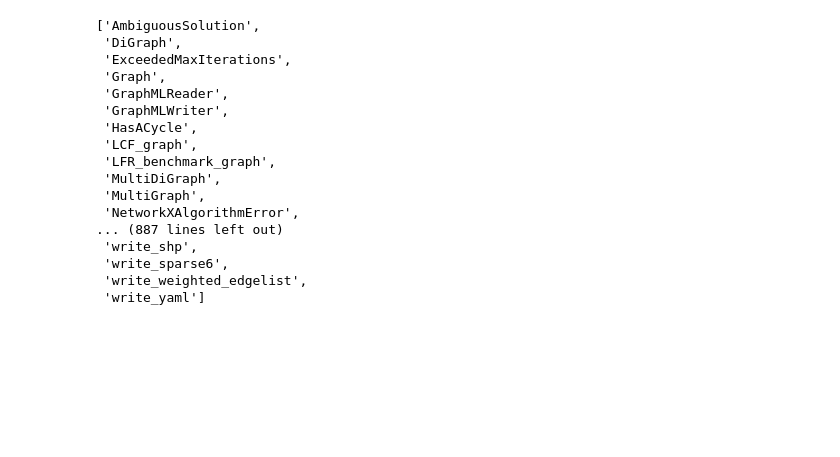
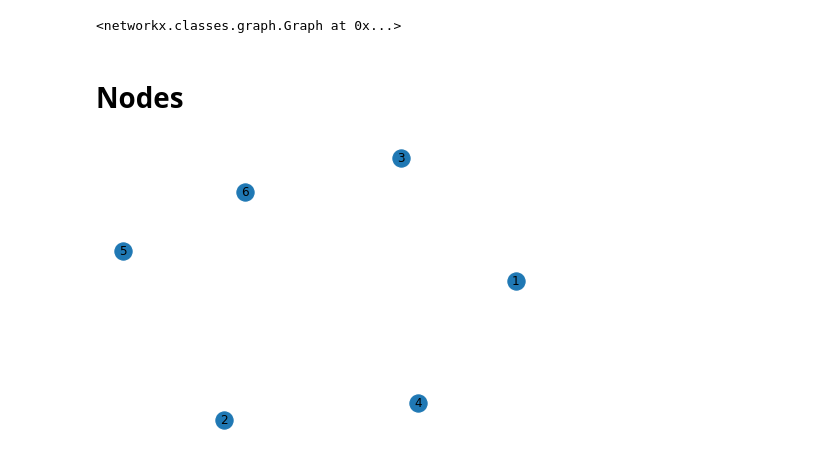
Before and after one commit to eytanohana/Graph-Algorithms, a Jupyter notebook: Networkx Intro.ipynb, the cells around one changed output. Drawn from its saved outputs; the diff is of its cells as text; code cells hidden in the pictures; blank space fills up the shorter version.

```diff
--- a/Networkx Intro.ipynb
+++ b/Networkx Intro.ipynb
@@ -1,22 +1,22 @@
 # %%
 import networkx as nx
-
-dir(nx)
-# %% [output]
-['AmbiguousSolution',
- 'DiGraph',
- 'ExceededMaxIterations',
- 'Graph',
- 'GraphMLReader',
- 'GraphMLWriter',
- 'HasACycle',
- 'LCF_graph',
- 'LFR_benchmark_graph',
- 'MultiDiGraph',
- 'MultiGraph',
- 'NetworkXAlgorithmError',
-... (887 lines left out)
- 'write_shp',
- 'write_sparse6',
- 'write_weighted_edgelist',
- 'write_yaml']
+# %%
+G = nx.Graph()
+G
+# %% [output]
+<networkx.classes.graph.Graph at 0x...>
+# %% [markdown]
+# Nodes
+# %%
+G.add_node(1)
+G.add_node(6, color='brown')
+G.add_nodes_from([2, 3])
+G.add_nodes_from([
+    (4, {'color': 'red'}),
+    (5, {'color': 'green'})
+])
+
+
+nx.draw(G, with_labels=True)
+# %% [output]
+[figure, added]
```
Also changed, not shown: parts of 27 cells of this notebook.
